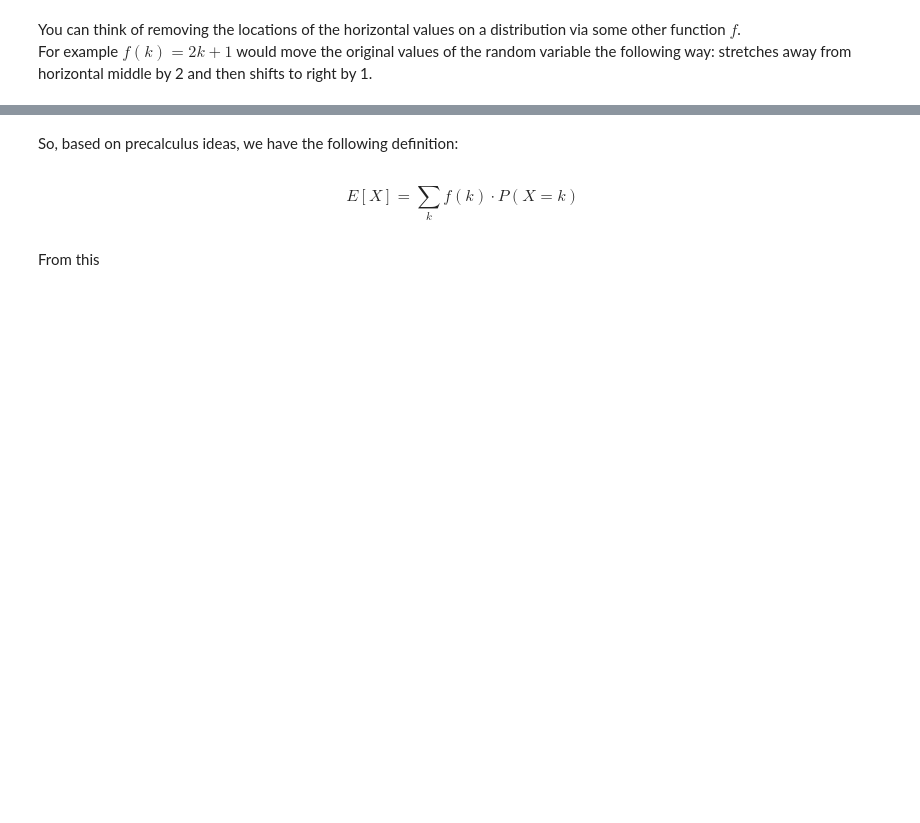
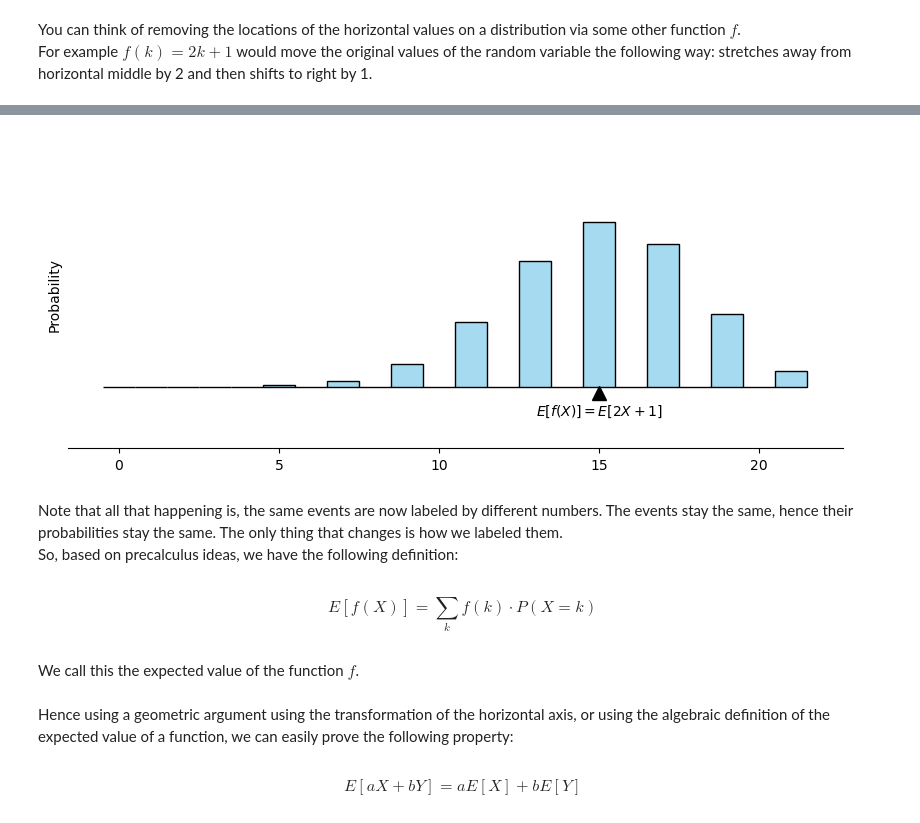
Before and after one commit to tsubora/bayes, a Jupyter notebook: _sources/random_variables.ipynb, the cells around one changed output, grey strips where cells are left out. Drawn from its saved outputs; the diff is of its cells as text; code cells hidden in the pictures; blank space fills up the shorter version.

```diff
--- a/_sources/random_variables.ipynb
+++ b/_sources/random_variables.ipynb
@@ -131,6 +166,47 @@ draw the picture we had in class
+# %%
+# import the necessary packages to compute and visualize in python
+import numpy as np
+import matplotlib.pyplot as plt
+import seaborn as sns
+
+# parameters for the binomial distribution
+n = 10
+p = 0.7
+
+# generate binomial distribution
+data = 2*np.random.binomial(n, p, 10000)+1
+
+# plot histogram using seaborn
+plt.figure(figsize=(10, 4))
+sns.histplot(data,
+             bins=np.arange(-0.5, 2*n+2.5, 1),
+             kde=False, stat='probability',
+             color='skyblue',
+             edgecolor='black')
+
+# calculate expected value E[X] = np
+expected_value = 2*n * p+1
+
+# add a triangle and label it by E[X]
+plt.plot(expected_value, -0.01, marker='^', markersize=10, color='black')
+plt.text(expected_value, -0.04, '$E[f(X)] = E[2X+1]$', ha='center', va='center')
+
+# cleaning the graph, we don't need the numbers
+plt.ylim(-0.1, 0.4)
+plt.tick_params(left=False, bottom=True, labelleft=False, labelbottom=True)
+sns.despine(left=True, bottom=False)
+
+plt.show()
+# %% [output]
+[figure, added]
 # %% [markdown]
+Note that all that happening is, the same events are now labeled by different numbers.  The events stay the same, hence their probabilities stay the same. The only thing that changes is how we labeled them.
 So, based on precalculus ideas, we have the following definition:
 # %% [markdown]
-$$E[X]=\sum_{k}f(k)\cdot P(X=k)$$
+$$E[f(X)]=\sum_{k}f(k)\cdot P(X=k)$$
 # %% [markdown]
-From this
+We call this the expected value of the function $f$.
+# %% [markdown]
+Hence using a geometric argument using the transformation of the horizontal axis, or using the algebraic definition of the expected value of a function, we can easily prove the following property:
+# %% [markdown]
+$$E[aX+bY]=aE[X]+bE[Y]$$
```
Also changed, not shown: parts of 23 cells of this notebook, 6 other files.
